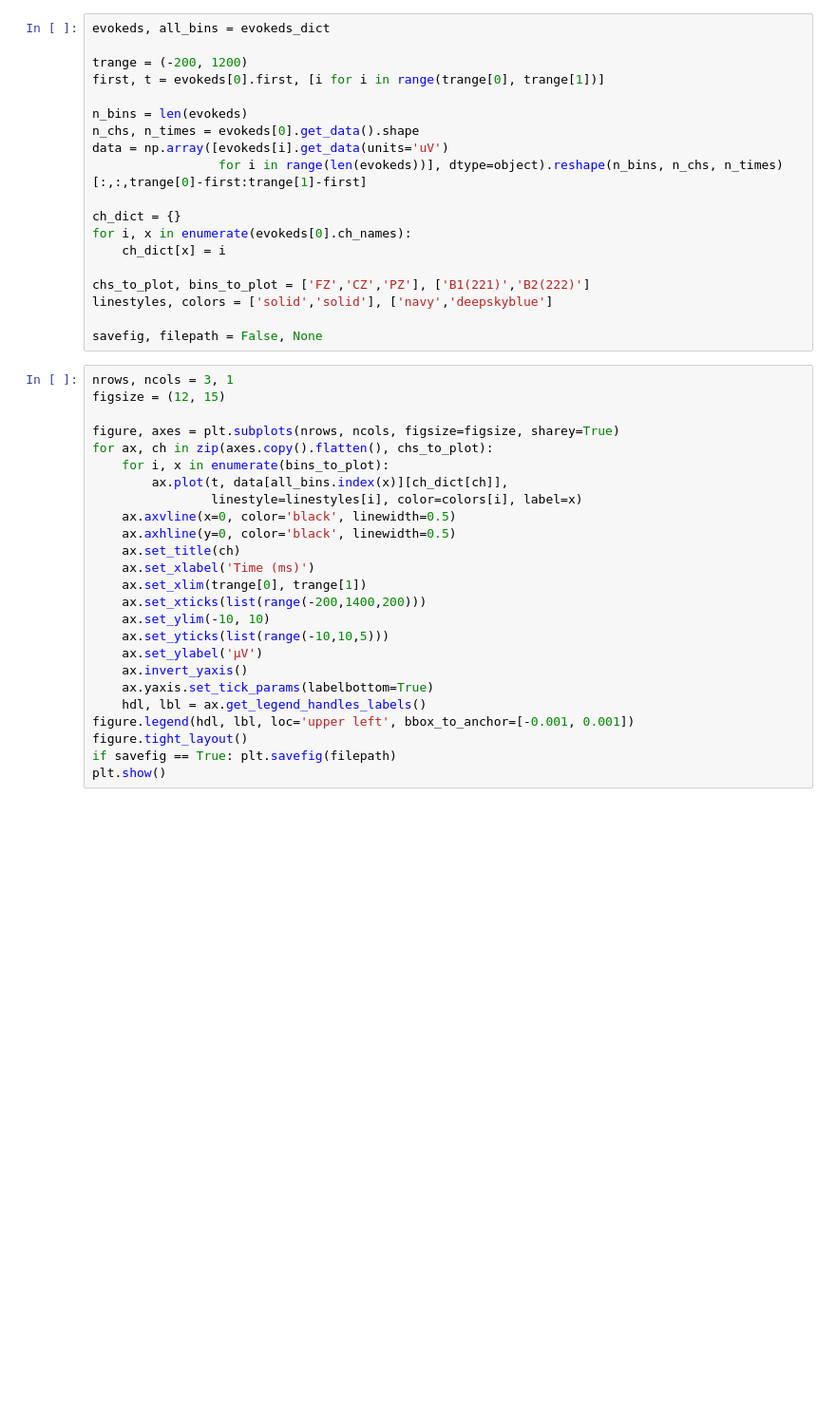
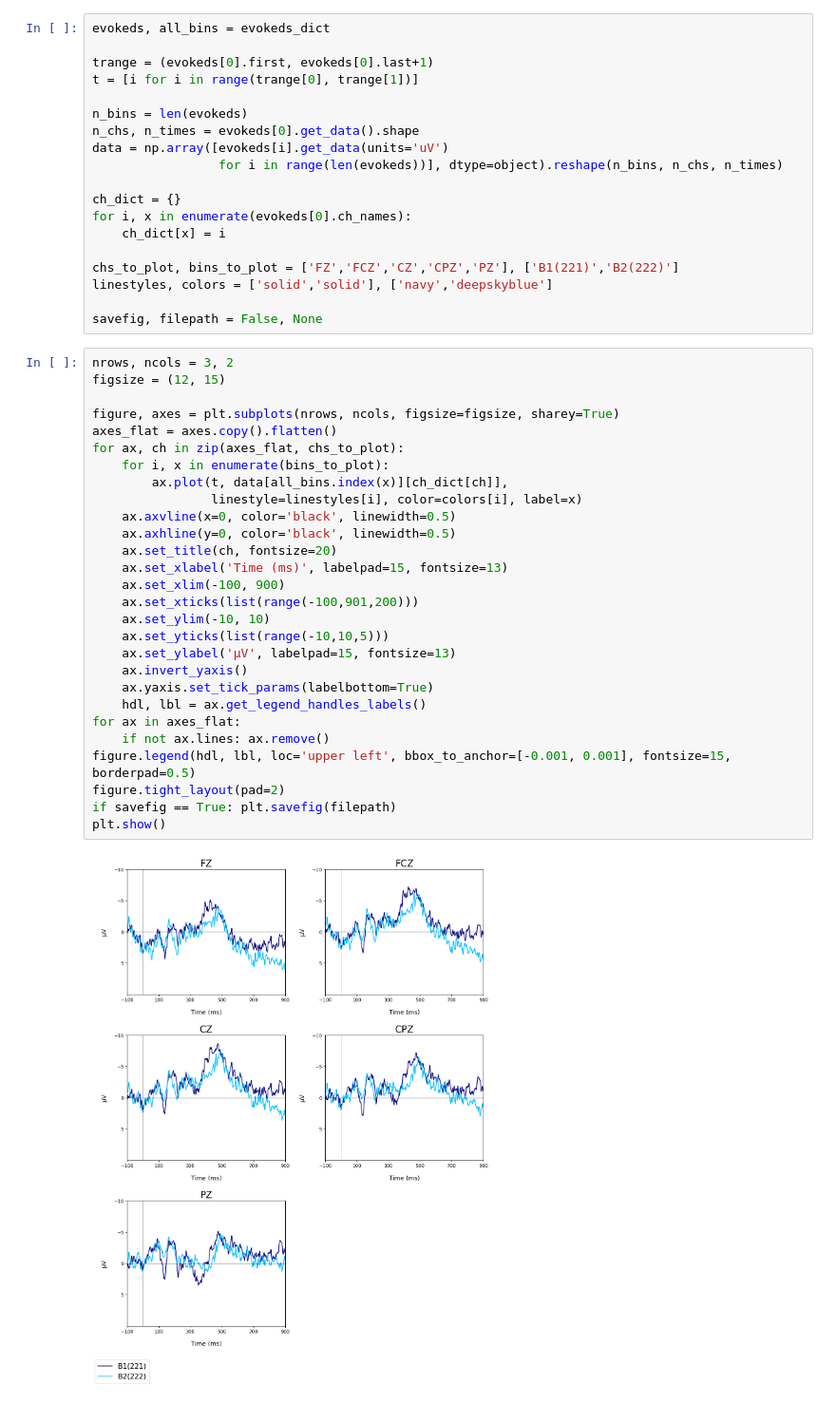
Before and after one commit to amandalin047/ERP_2023Fall, a Jupyter notebook: single_subj_avg_erps.ipynb, the cells around one changed output. Shown at 95% size. Saved outputs shown, nothing was run; the diff lists cells and outputs as text; blank space fills up the shorter version.

```diff
--- a/single_subj_avg_erps.ipynb
+++ b/single_subj_avg_erps.ipynb
@@ -19,47 +40,52 @@ evokeds_dict = Evokeds_Dict([eeglab_epochs[v].average() for v in ['B1(221)','B2(
 # %%
 evokeds, all_bins = evokeds_dict
 
-trange = (-200, 1200)
-first, t = evokeds[0].first, [i for i in range(trange[0], trange[1])]
+trange = (evokeds[0].first, evokeds[0].last+1)
+t = [i for i in range(trange[0], trange[1])]
 
 n_bins = len(evokeds)
 n_chs, n_times = evokeds[0].get_data().shape
 data = np.array([evokeds[i].get_data(units='uV')
-                 for i in range(len(evokeds))], dtype=object).reshape(n_bins, n_chs, n_times)[:,:,trange[0]-first:trange[1]-first]
+                 for i in range(len(evokeds))], dtype=object).reshape(n_bins, n_chs, n_times)
 
 ch_dict = {}
 for i, x in enumerate(evokeds[0].ch_names):
     ch_dict[x] = i
 
-chs_to_plot, bins_to_plot = ['FZ','CZ','PZ'], ['B1(221)','B2(222)']
+chs_to_plot, bins_to_plot = ['FZ','FCZ','CZ','CPZ','PZ'], ['B1(221)','B2(222)']
 linestyles, colors = ['solid','solid'], ['navy','deepskyblue']
 
 savefig, filepath = False, None
 # %%
-nrows, ncols = 3, 1
+nrows, ncols = 3, 2
 figsize = (12, 15)
 
 figure, axes = plt.subplots(nrows, ncols, figsize=figsize, sharey=True)
-for ax, ch in zip(axes.copy().flatten(), chs_to_plot):
+axes_flat = axes.copy().flatten()
+for ax, ch in zip(axes_flat, chs_to_plot):
     for i, x in enumerate(bins_to_plot):
         ax.plot(t, data[all_bins.index(x)][ch_dict[ch]],
                 linestyle=linestyles[i], color=colors[i], label=x)
     ax.axvline(x=0, color='black', linewidth=0.5)
     ax.axhline(y=0, color='black', linewidth=0.5)
-    ax.set_title(ch)
-    ax.set_xlabel('Time (ms)')
-    ax.set_xlim(trange[0], trange[1])
-    ax.set_xticks(list(range(-200,1400,200)))
+    ax.set_title(ch, fontsize=20)
+    ax.set_xlabel('Time (ms)', labelpad=15, fontsize=13)
+    ax.set_xlim(-100, 900)
+    ax.set_xticks(list(range(-100,901,200)))
     ax.set_ylim(-10, 10)
     ax.set_yticks(list(range(-10,10,5)))
-    ax.set_ylabel('µV')
+    ax.set_ylabel('µV', labelpad=15, fontsize=13)
     ax.invert_yaxis()
     ax.yaxis.set_tick_params(labelbottom=True)
     hdl, lbl = ax.get_legend_handles_labels()
-figure.legend(hdl, lbl, loc='upper left', bbox_to_anchor=[-0.001, 0.001])
-figure.tight_layout()
+for ax in axes_flat:
+    if not ax.lines: ax.remove()
+figure.legend(hdl, lbl, loc='upper left', bbox_to_anchor=[-0.001, 0.001], fontsize=15, borderpad=0.5)
+figure.tight_layout(pad=2)
 if savefig == True: plt.savefig(filepath)
 plt.show()
+# %% [output]
+[figure, added]
 # %%
 chs_to_plot = evokeds[0].ch_names
 pos_dict = {'HEO':1,'FP1':2,'FP2':4,'VEO':5,
```
Also changed, not shown: parts of 4 cells of this notebook.
